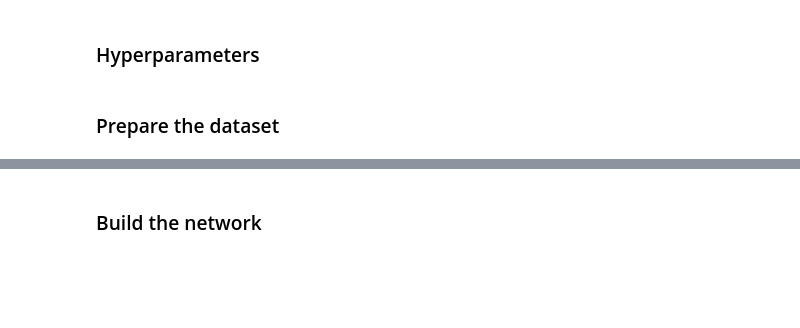
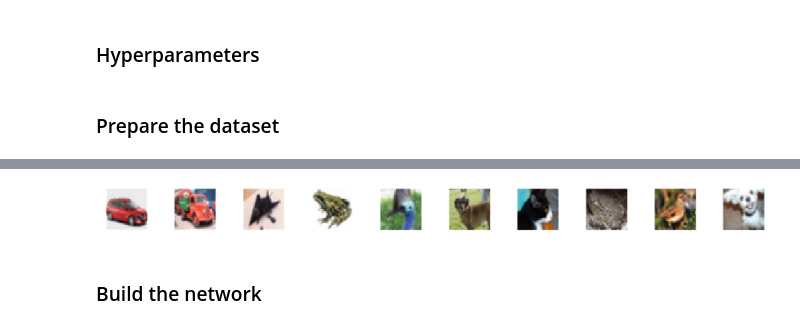
Before and after one commit to amirkeren/deep-learning-course, a Jupyter notebook: ex3/ex3-2.ipynb, the cells around one changed output, grey strips where cells are left out. Drawn from its saved outputs; the diff is of its cells as text; code cells hidden in the pictures; blank space fills up the shorter version.

```diff
--- a/ex3/ex3-2.ipynb
+++ b/ex3/ex3-2.ipynb
@@ -44,2 +43,6 @@ for i in range(10):
+# %%
+helper.show_images_simple(images)
+# %% [output]
+[figure, added]
 # %% [markdown]
 ### Build the network
```
Also changed, not shown: parts of 8 cells of this notebook, 2 other files.
